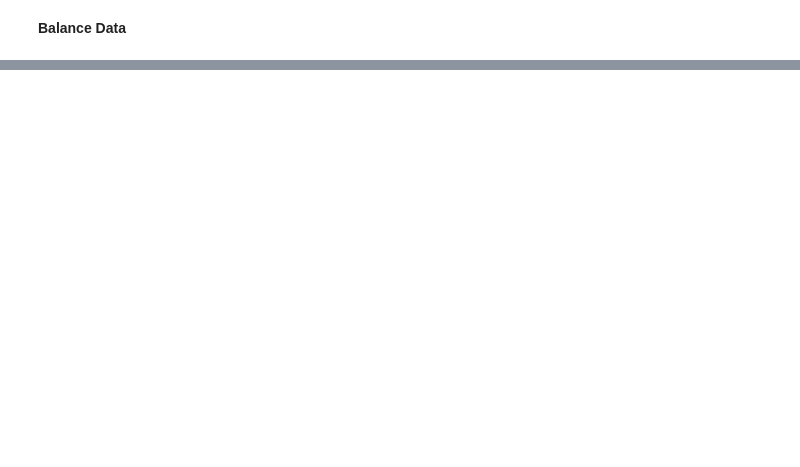
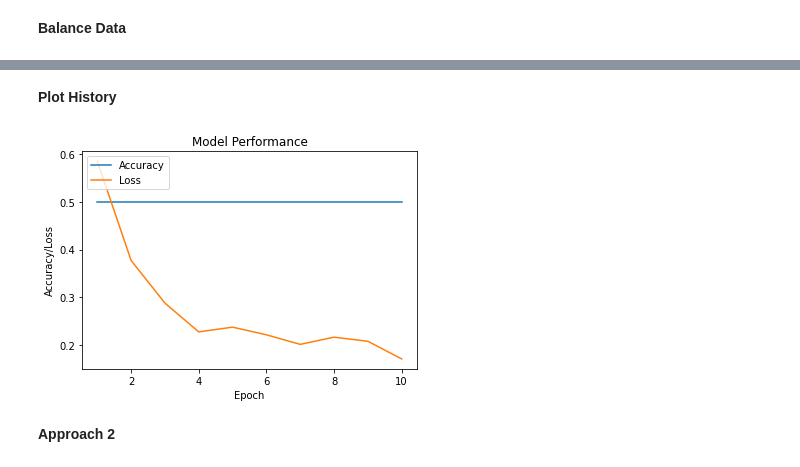
Before and after one commit to sahug/ds-tensorflow, a Jupyter notebook: Tensorflow - Credit Card Fraud Detection Using CNN.ipynb, the cells around one changed output, grey strips where cells are left out. Drawn from its saved outputs; the diff is of its cells as text; code cells hidden in the pictures; blank space fills up the shorter version.

```diff
--- a/Tensorflow - Credit Card Fraud Detection Using CNN.ipynb
+++ b/Tensorflow - Credit Card Fraud Detection Using CNN.ipynb
@@ -58,8 +147,6 @@ data["Class"].value_counts()
 x = data.drop("Class", axis=1)
 y = data["Class"]
 # %%
-x_train, x_test, y_train, y_test = train_test_split(
-    x, y, test_size=0.2, random_state=0, stratify=y
-)
+x_train, x_test, y_train, y_test = train_test_split(x, y, test_size=0.2, random_state=0, stratify=y)
 # %%
 x_train.shape, x_test.shape
@@ -65,0 +166,3 @@ x_train.shape, x_test.shape
+# %%
+input_shape = x_train.shape[1], 1
+x_train.shape, input_shape
@@ -65,0 +229,12 @@ x_train.shape, x_test.shape
+# %%
+from scikeras.wrappers import KerasClassifier
+
+kwargs = dict(
+    model=buildModel(),
+    epochs=10,
+    batch_size = 128,
+    verbose=1,
+    random_state=0,
+)
+
+clf = KerasClassifier(model=buildModel(), epochs=10)
@@ -66,3 +334,23 @@ x_train.shape, x_test.shape
+# %% [markdown]
+**Plot History**
+# %%
+clf.history_.keys()
+
+epoch_range = range(1, 11)
+
+# Plot training and validation accuracy values
+# sparse_categorical_accuracy vs val_sparse_categorical_accuracy
+plt.plot(epoch_range, clf.history_["sparse_categorical_accuracy"])
+plt.plot(epoch_range, clf.history_["loss"])
+plt.title("Model Performance")
+plt.ylabel("Accuracy/Loss")
+plt.xlabel("Epoch")
+plt.legend(["Accuracy", "Loss"], loc="upper left")
+plt.show()
+# %% [output]
+[figure, added]
+# %% [markdown]
+**Approach 2**
 # %%
 # Mininzing the Variance
 scaler = StandardScaler()
```
Also changed, not shown: parts of 47 cells of this notebook.
